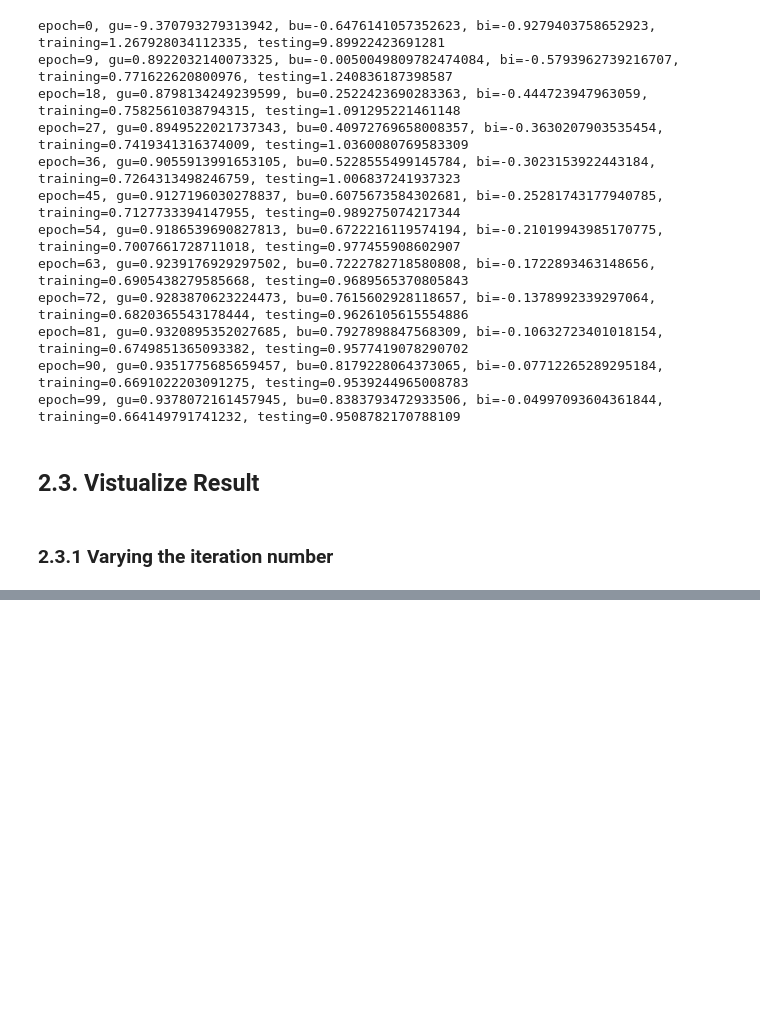
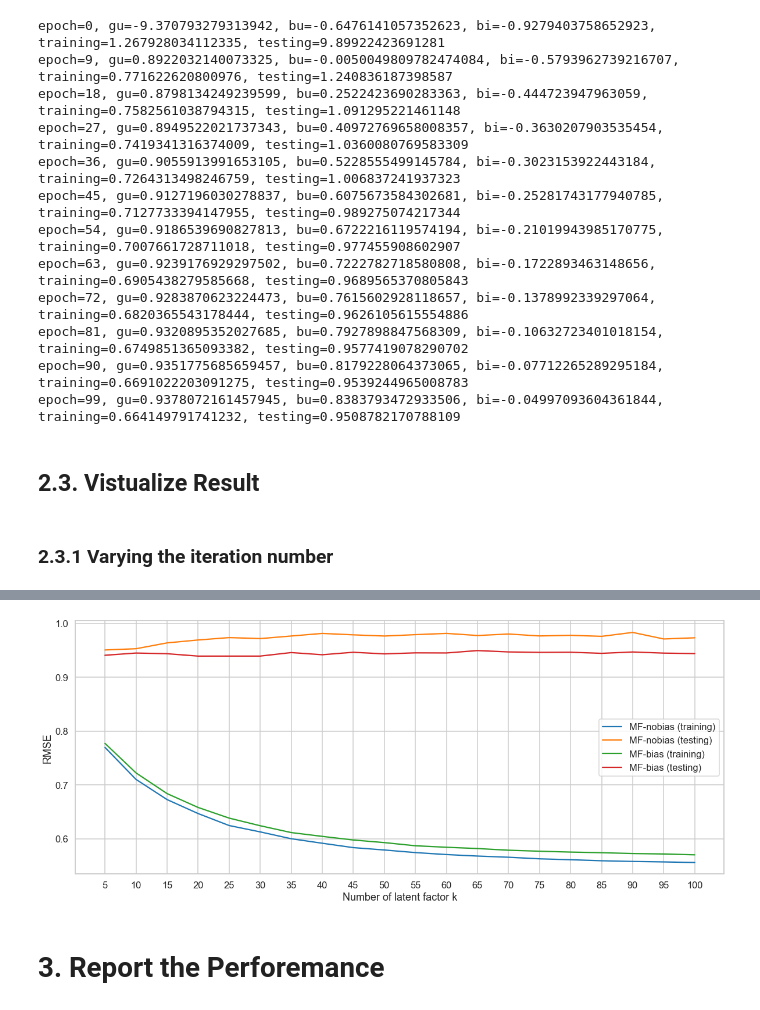
Before and after one commit to Baron1014/recommender_system, a Jupyter notebook: latent_factor.ipynb, the cells around one changed output, grey strips where cells are left out. Cells and saved outputs as stored; diff of their text form; code cells hidden in the pictures; blank space fills up the shorter version.

Commit message:
add performance report

```diff
--- a/latent_factor.ipynb
+++ b/latent_factor.ipynb
@@ -878,0 +1006,18 @@ epoch=99, gu=0.9378072161457945, bu=0.8383793472933506, bi=-0.04997093604361844,
+# %%
+# 將K轉成字串形式
+str_k = list(map(lambda x:str(x), LK))
+
+# numpy to pandas
+latent_k = pd.DataFrame({"Number of latent factor k": str_k,
+                                 "MF-nobias (training)": _MF_nobias_training,
+                                 "MF-nobias (testing)": _MF_nobias_testing,
+                                 "MF-bias (training)": _MF_bias_training,
+                                 "MF-bias (testing)": _MF_bias_testing
+                                })
+# %%
+# Visualize
+plot_latent(latent_k, "Number of latent factor k")
+# %% [output]
+[figure, added]
+# %% [markdown]
+# 3. Report the Perforemance
```
Also changed, not shown: parts of 14 cells of this notebook.
